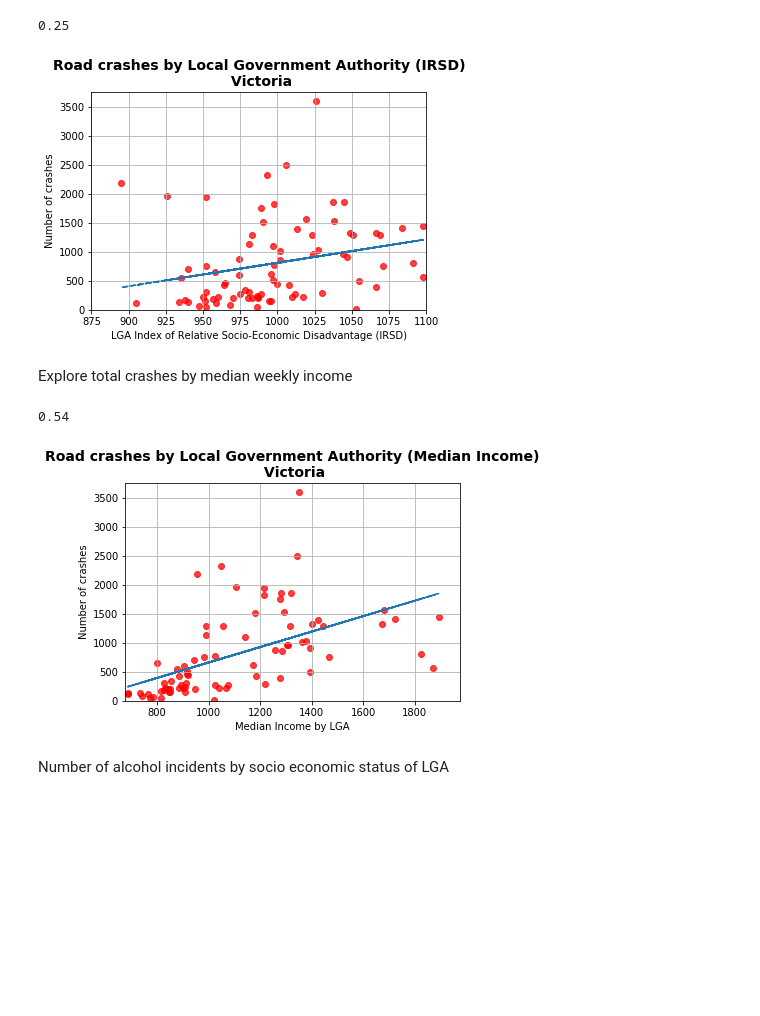
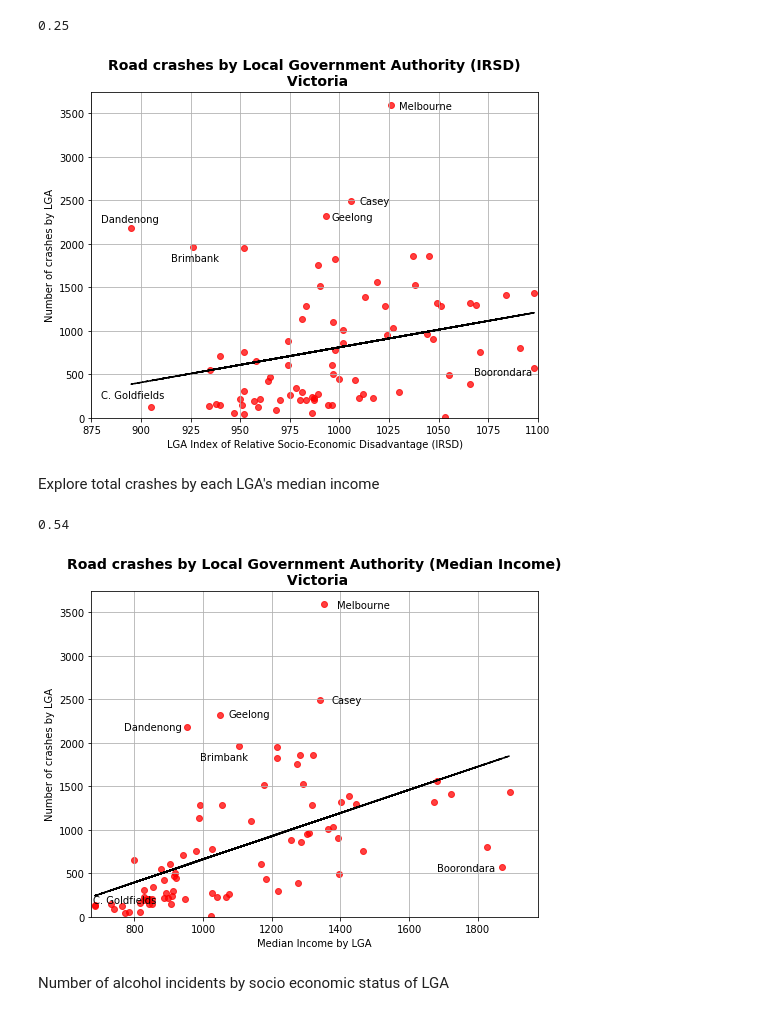
Before and after one commit to Jamie-GiHu/Turqoise-Bears-Project-Repo, a Jupyter notebook: Vic_Crash_analysis.ipynb, the cells around one changed output. Drawn from its saved outputs; the diff is of its cells as text; code cells hidden in the pictures; blank space fills up the shorter version.

```diff
--- a/Vic_Crash_analysis.ipynb
+++ b/Vic_Crash_analysis.ipynb
@@ -231,7 +230,7 @@ crash_demographics[crash_demographics.LGA_NAME != 'MOUNT BULLER ALPINE RESOR']
 ### Final tidy up of the data to get ready for analysis
 # %%
 #Create a new DataFrame to enable work below (cleaned)
-crash_demographic_clean = crash_demographics[["OBJECTID", "LGA_NAME", "TOTAL_PERSONS", "INJ_OR_FATAL", "FATALITY", "SERIOUSINJURY", "OTHERINJURY", "NONINJURED", "ALCOHOL_RELATED"]]
+crash_demographic_clean = crash_demographics[["OBJECTID", "LGA_NAME", "TOTAL_PERSONS", "INJ_OR_FATAL", "FATALITY", "SERIOUSINJURY", "OTHERINJURY", "NONINJURED", "ALCOHOL_RELATED", "MALES", "FEMALES", "OLD_DRIVER", "YOUNG_DRIVER"]]
 # %%
 #Group data to calculate the number of crashes per LGA (excluding alcohol related crashes)
 LGA_crash_count = crash_demographic_clean.groupby(["LGA_NAME"])["OBJECTID"].count()
@@ -241,4 +240,8 @@ LGA_total_fatal = crash_demographic_clean.groupby(["LGA_NAME"])["FATALITY"].sum(
 LGA_total_serious = crash_demographic_clean.groupby(["LGA_NAME"])["SERIOUSINJURY"].sum()
 LGA_total_minor = crash_demographic_clean.groupby(["LGA_NAME"])["OTHERINJURY"].sum()
 LGA_total_no_injury = crash_demographic_clean.groupby(["LGA_NAME"])["NONINJURED"].sum()
+LGA_total_male = crash_demographic_clean.groupby(["LGA_NAME"])["MALES"].sum()
+LGA_total_female = crash_demographic_clean.groupby(["LGA_NAME"])["FEMALES"].sum()
+LGA_total_old = crash_demographic_clean.groupby(["LGA_NAME"])["OLD_DRIVER"].sum()
+LGA_total_young = crash_demographic_clean.groupby(["LGA_NAME"])["YOUNG_DRIVER"].sum()
 # %%
@@ -254,7 +257,11 @@ grouped_LGA_totals = pd.DataFrame({"total_crashes": LGA_crash_count,
                                    "serious": LGA_total_serious,
                                    "minor": LGA_total_minor,
                                    "no_inj": LGA_total_no_injury,
-                                   "alcohol": LGA_total_alcohol
+                                   "alcohol": LGA_total_alcohol,
+                                   "male": LGA_total_male,
+                                   "female": LGA_total_female,
+                                   "old_driver": LGA_total_old,
+                                   "young_driver": LGA_total_young
                                   })
 # %%
 #Replace the NaN in the file with a 0
@@ -309,3 +331,6 @@ LGA_merged = pd.merge(lga_demo_df2, group_LGA, how="outer", on="LGA")
+# %%
+#Add in additional column to represent the total crashes per person in Victoria
+LGA_merged["crash_per_person"] = LGA_merged["total_crashes"] / LGA_merged["Total_pop"]
 # %%
 LGA_merged
 # %% [output]
@@ -385,20 +488,30 @@ IRSD_slope, IRSD_int, IRSD_r, IRSD_p, IRSD_std_err = stats.linregress(LGA_merged
 IRSD_summary_fit = IRSD_slope * LGA_merged["Index of Relative Socio-Economic Disadvantage (IRSD)"] + IRSD_int
 # %%
 #Plot the linear model on the scatter plot
+plt.figure(figsize=(8,6))
+plt.scatter(LGA_merged["Index of Relative Socio-Economic Disadvantage (IRSD)"], LGA_merged["total_crashes"], facecolors="red", alpha = 0.75)
+plt.plot(LGA_merged["Index of Relative Socio-Economic Disadvantage (IRSD)"], IRSD_summary_fit, "--", color="black")
 
-plt.scatter(LGA_merged["Index of Relative Socio-Economic Disadvantage (IRSD)"], LGA_merged["total_crashes"], facecolors="red", alpha = 0.75)
-plt.plot(LGA_merged["Index of Relative Socio-Economic Disadvantage (IRSD)"], IRSD_summary_fit, "--")
 plt.xlabel("LGA Index of Relative Socio-Economic Disadvantage (IRSD)")
-plt.ylabel("Number of crashes")
+plt.ylabel("Number of crashes by LGA")
 plt.title("Road crashes by Local Government Authority (IRSD)\n Victoria", fontsize=14, fontweight="bold")
+
+plt.annotate('Melbourne',(1030,3550))
+plt.annotate('Dandenong',(880, 2250))
+plt.annotate('Boorondara',(1068, 493))
+plt.annotate('Brimbank',(915, 1800))
+plt.annotate('C. Goldfields',(880, 230))
+plt.annotate('Casey',(1010, 2450))
+plt.annotate('Geelong',(996, 2277))
+
 plt.xlim(875,1100)
 plt.ylim(0,3750)
 plt.grid()
 plt.show()
 # %% [output]
-[figure, old version]
+[figure, new version]
 # %% [markdown]
-Explore total crashes by median weekly income
+Explore total crashes by each LGA's median income
 # %%
 #Calculate the correlation coefficient to see if there is a correlation between socio status and the number of crashes
 round(st.pearsonr(LGA_merged["Median household income"], LGA_merged["total_crashes"])[0], 2)
@@ -412,18 +525,28 @@ med_income_slope, med_income_int, med_income_r, med_income_p, med_income_std_err
 med_income_fit = med_income_slope * LGA_merged["Median household income"] + med_income_int
 # %%
 #Plot the linear model on the scatter plot
+plt.figure(figsize=(8,6))
+plt.scatter(LGA_merged["Median household income"], LGA_merged["total_crashes"], facecolors="red", alpha = 0.75)
+plt.plot(LGA_merged["Median household income"], med_income_fit, "--", color="black")
 
-plt.scatter(LGA_merged["Median household income"], LGA_merged["total_crashes"], facecolors="red", alpha = 0.75)
-plt.plot(LGA_merged["Median household income"], med_income_fit, "--")
 plt.xlabel("Median Income by LGA")
-plt.ylabel("Number of crashes")
+plt.ylabel("Number of crashes by LGA")
 plt.title("Road crashes by Local Government Authority (Median Income)\n Victoria", fontsize=14, fontweight="bold")
+
+plt.annotate('Melbourne',(1390,3550))
+plt.annotate('Dandenong',(770, 2150))
+plt.annotate('Boorondara',(1680, 525))
+plt.annotate('Brimbank',(990, 1800))
+plt.annotate('C. Goldfields',(680, 160))
+plt.annotate('Casey',(1375, 2450))
+plt.annotate('Geelong',(1075, 2300))
+
 plt.xlim(675,1975)
 plt.ylim(0,3750)
 plt.grid()
 plt.show()
 # %% [output]
-[figure, old version]
+[figure, new version]
 # %% [markdown]
 Number of alcohol incidents by socio economic status of LGA
 # %%
```
Also changed, not shown: parts of 52 cells of this notebook, 2 other files.
